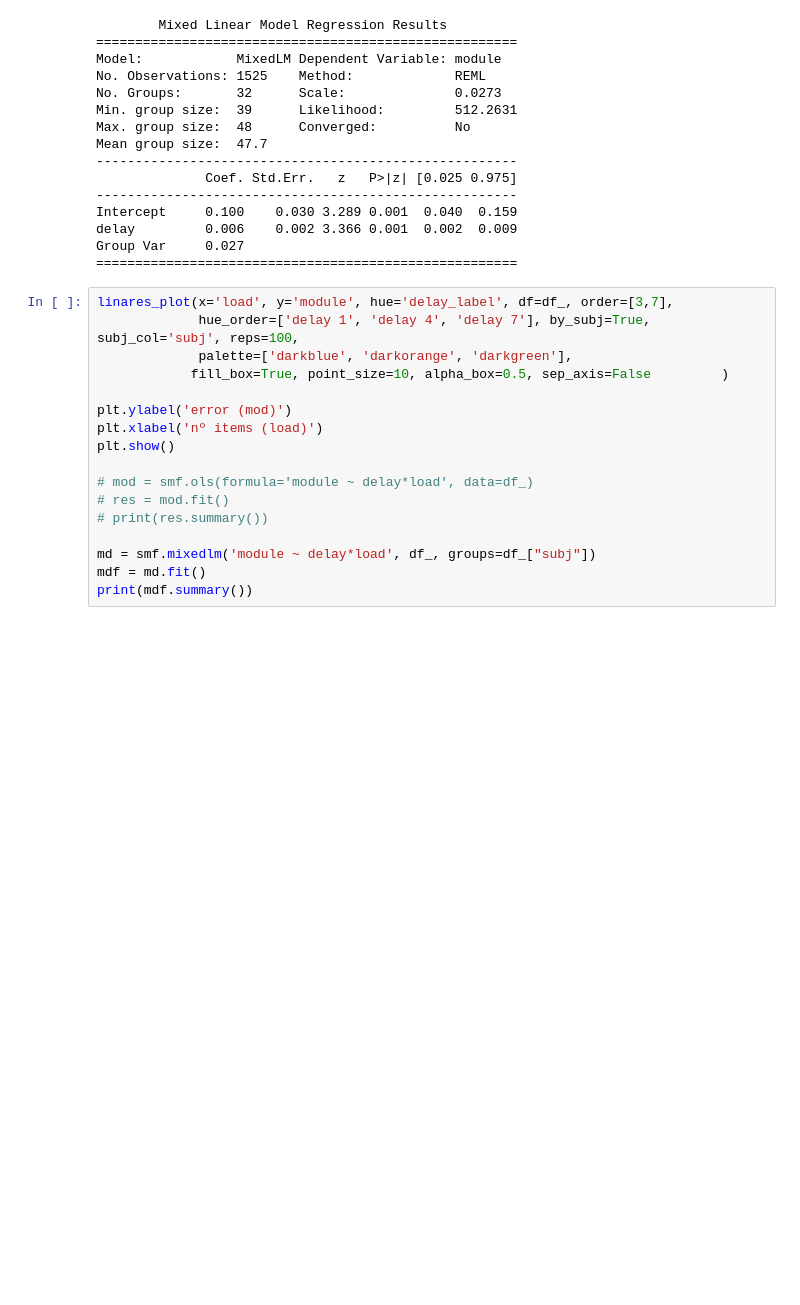
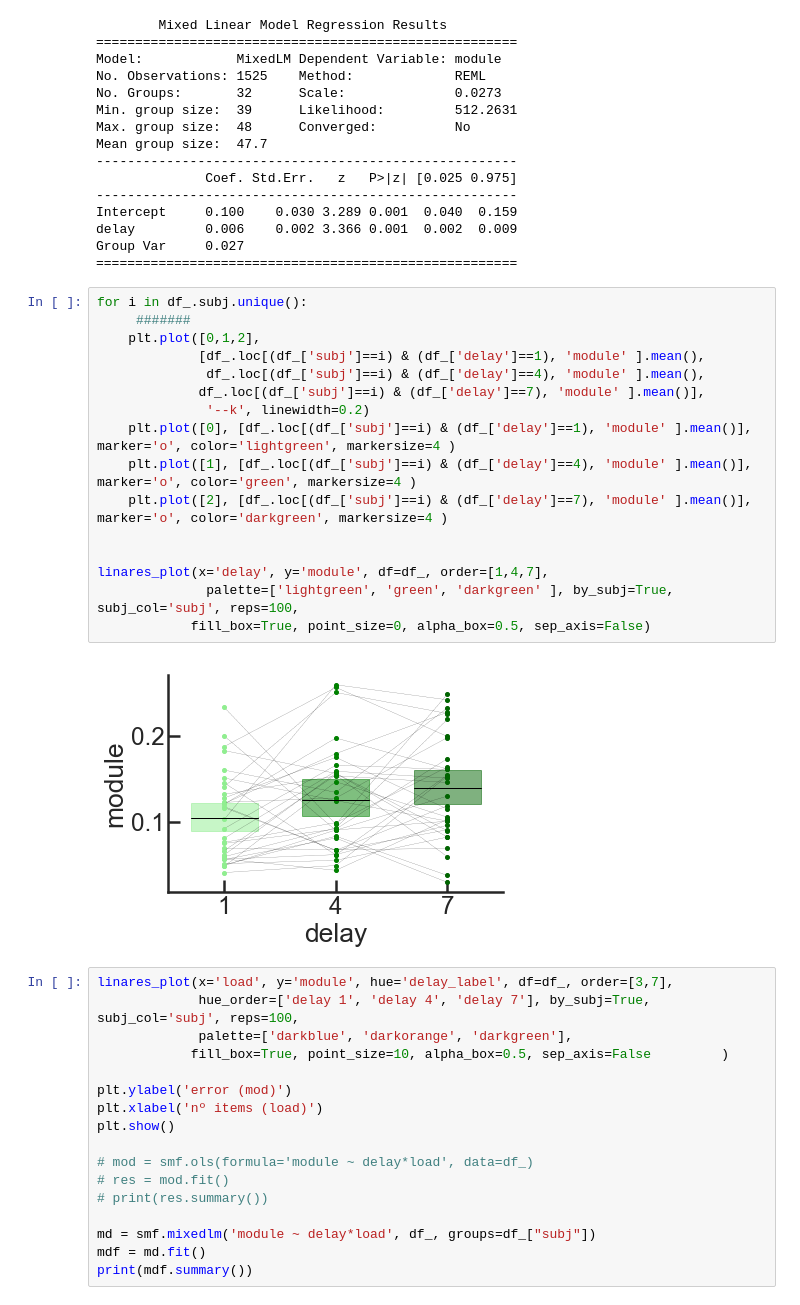
Before and after one commit to davidbestue/outreach_wm, a Jupyter notebook: analysis/summary_analysis.ipynb, the cells around one changed output. Saved outputs shown, nothing was run; the diff lists cells and outputs as text; blank space fills up the shorter version.

```diff
--- a/analysis/summary_analysis.ipynb
+++ b/analysis/summary_analysis.ipynb
@@ -185,6 +201,24 @@ Intercept     0.100    0.030 3.289 0.001  0.040  0.159
 delay         0.006    0.002 3.366 0.001  0.002  0.009
 Group Var     0.027
 ======================================================
+# %%
+for i in df_.subj.unique():
+     #######
+    plt.plot([0,1,2],
+             [df_.loc[(df_['subj']==i) & (df_['delay']==1), 'module' ].mean(),
+              df_.loc[(df_['subj']==i) & (df_['delay']==4), 'module' ].mean(),
+             df_.loc[(df_['subj']==i) & (df_['delay']==7), 'module' ].mean()],
+              '--k', linewidth=0.2)
+    plt.plot([0], [df_.loc[(df_['subj']==i) & (df_['delay']==1), 'module' ].mean()], marker='o', color='lightgreen', markersize=4 )
+    plt.plot([1], [df_.loc[(df_['subj']==i) & (df_['delay']==4), 'module' ].mean()], marker='o', color='green', markersize=4 )
+    plt.plot([2], [df_.loc[(df_['subj']==i) & (df_['delay']==7), 'module' ].mean()], marker='o', color='darkgreen', markersize=4 )
+
+
+linares_plot(x='delay', y='module', df=df_, order=[1,4,7],
+              palette=['lightgreen', 'green', 'darkgreen' ], by_subj=True, subj_col='subj', reps=100,
+            fill_box=True, point_size=0, alpha_box=0.5, sep_axis=False)
+# %% [output]
+[figure, added]
 # %%
 linares_plot(x='load', y='module', hue='delay_label', df=df_, order=[3,7],
              hue_order=['delay 1', 'delay 4', 'delay 7'], by_subj=True, subj_col='subj', reps=100,
```
Also changed, not shown: parts of 1 cell of this notebook.
